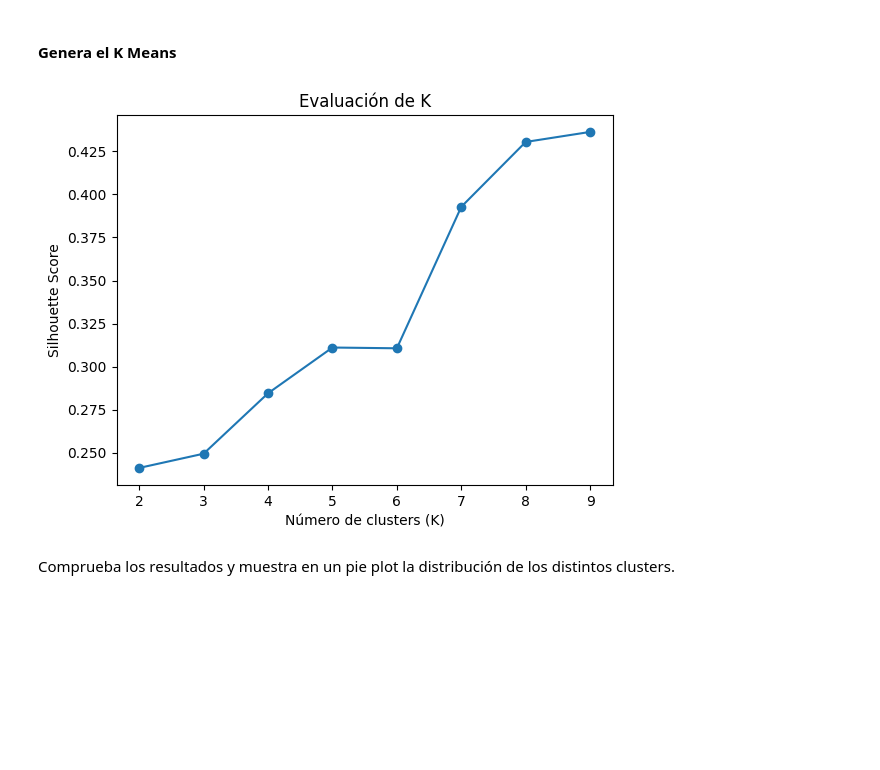
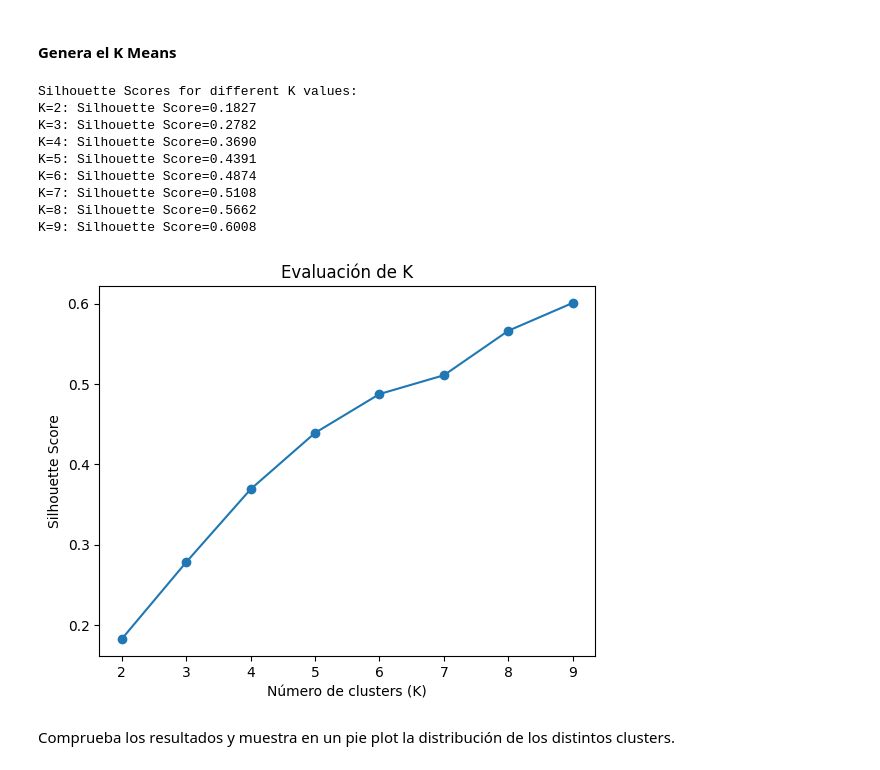
Before and after one commit to rou-tz/2026-02-BILBAO-FT-Data-Science, a Jupyter notebook: 3-Machine_Learning/2-No_Supervisado/1-Clustering/Practica/EJER_1_kmeans_drugs_review_Ruben.ipynb, the cells around one changed output. Cells and saved outputs as stored; diff of their text form; code cells hidden in the pictures; blank space fills up the shorter version.

```diff
--- a/3-Machine_Learning/2-No_Supervisado/1-Clustering/Practica/EJER_1_kmeans_drugs_review_Ruben.ipynb
+++ b/3-Machine_Learning/2-No_Supervisado/1-Clustering/Practica/EJER_1_kmeans_drugs_review_Ruben.ipynb
@@ -60,6 +60,9 @@ cat_cols_filtered = [col for col in cat_cols if drug[col].nunique() < 10]
 # Dataset final
 drug_filtered = drug[list(num_cols) + cat_cols_filtered]
 
+# Eliminar columna Unnamed: 0 si existe
+drug_filtered = drug_filtered.drop(columns=['Unnamed: 0'], errors='ignore')
+
 drug_filtered.head()
 # %% [output]
 Index(['Unnamed: 0', 'urlDrugName', 'rating', 'effectiveness', 'sideEffects',
@@ -107,22 +110,35 @@ X_scaled = scaler.fit_transform(drug_dummies)
 # %%
 from sklearn.cluster import KMeans
 from sklearn.metrics import silhouette_score
 
 silhouette_scores = []
 K_range = range(2, 10)
 
 for k in K_range:
     kmeans = KMeans(n_clusters=k, random_state=42)
     labels = kmeans.fit_predict(X_scaled)
     score = silhouette_score(X_scaled, labels)
     silhouette_scores.append(score)
 
+print("Silhouette Scores for different K values:")
+for k, score in zip(K_range, silhouette_scores):
+    print(f"K={k}: Silhouette Score={score:.4f}")
+
 # Visualizar
 plt.plot(K_range, silhouette_scores, marker='o')
 plt.xlabel('Número de clusters (K)')
 plt.ylabel('Silhouette Score')
 plt.title('Evaluación de K')
 plt.show()
 # %% [output]
+Silhouette Scores for different K values:
+K=2: Silhouette Score=0.1827
+K=3: Silhouette Score=0.2782
+K=4: Silhouette Score=0.3690
+K=5: Silhouette Score=0.4391
+K=6: Silhouette Score=0.4874
+K=7: Silhouette Score=0.5108
+K=8: Silhouette Score=0.5662
+K=9: Silhouette Score=0.6008
-[figure, old version]
+[figure, new version]
 # %%
```
Also changed, not shown: parts of 4 cells of this notebook.
